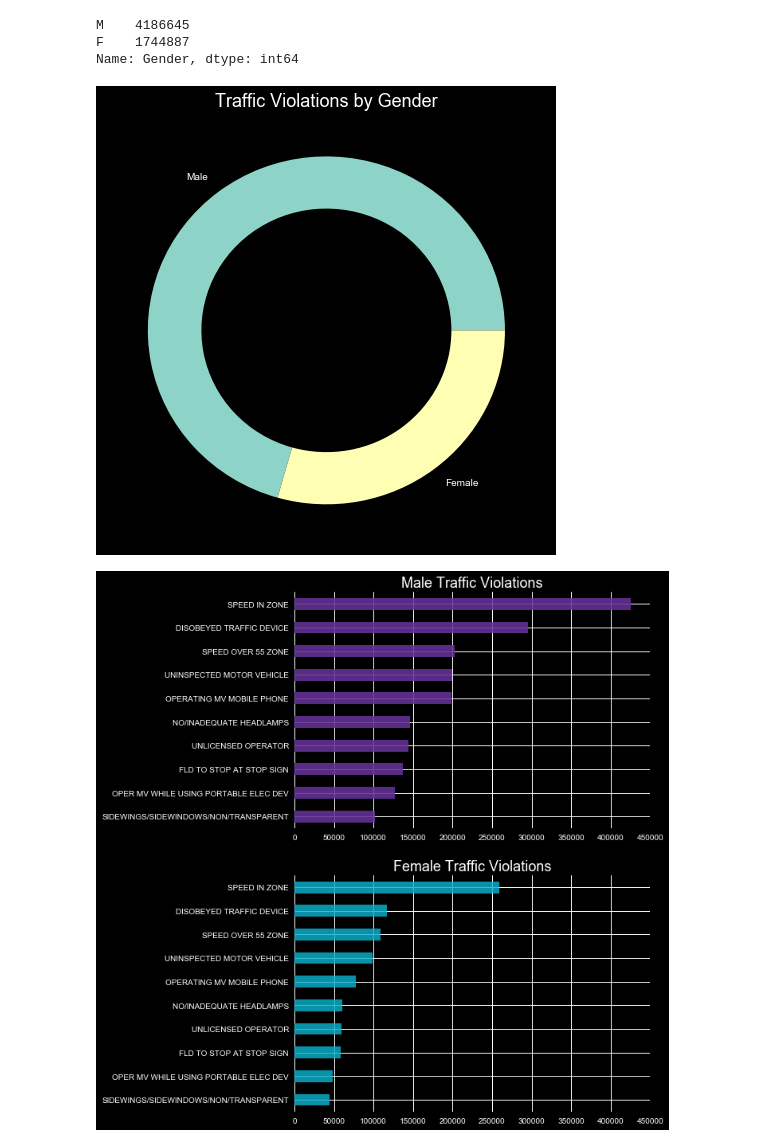
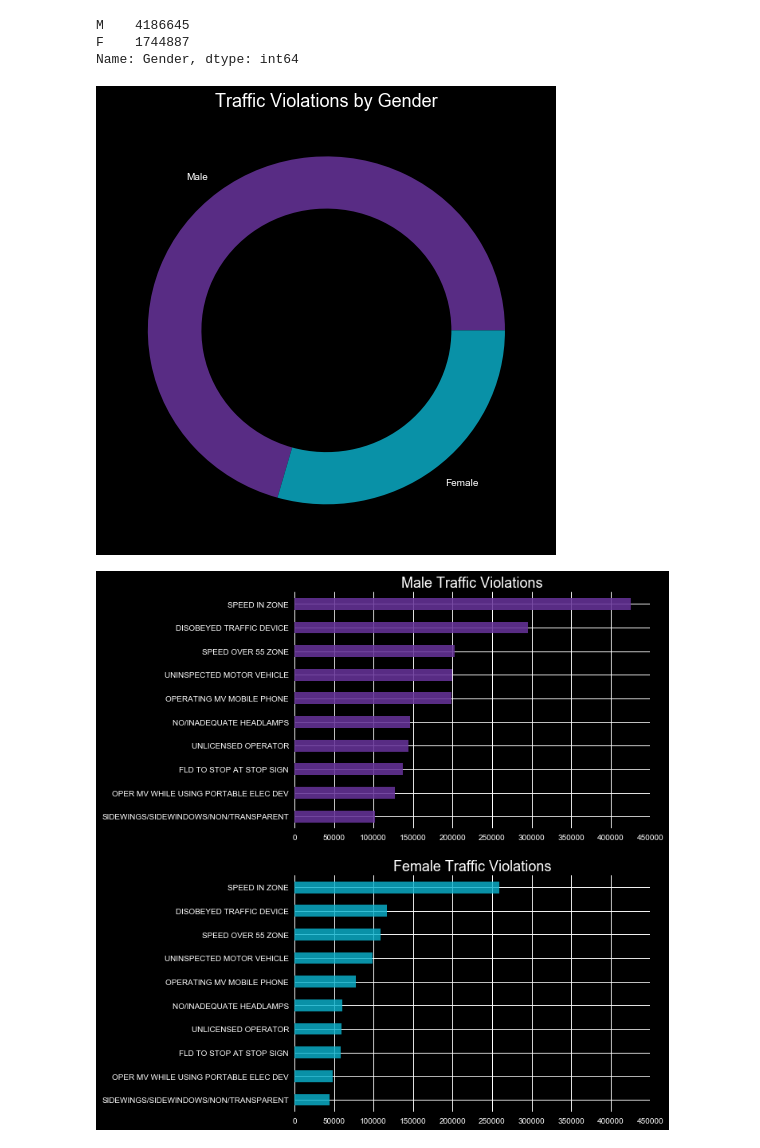
Before and after one commit to dacrands/traffic-ticket-data, a Jupyter notebook: traffic-data.ipynb, the cells around one changed output. Cells and saved outputs as stored; diff of their text form; code cells hidden in the pictures.

```diff
--- a/traffic-data.ipynb
+++ b/traffic-data.ipynb
@@ -347,16 +352,17 @@ Name: Gender, dtype: int64
 # %%
 traffic_tickets \
     .Gender.value_counts() \
     .plot(kind="pie",
           figsize=(8,8),
           wedgeprops=dict(width=0.3),
+          colors=["#663399de", "#0cb2cdd1"],
           labels=["Male", "Female"],
           title="Traffic Violations by Gender") \
     .set_ylabel('')
 
 plt.savefig("gender-pie.jpg", bbox_inches="tight", dpi=120, pad_inches=0.2)
 # %% [output]
-[figure, old version]
+[figure, new version]
 # %%
 fig, (ax1, ax2) = plt.subplots(2, 1, sharey=True, figsize=(8, 12))
 
```
Also changed, not shown: parts of 8 cells of this notebook, 3 other files.
